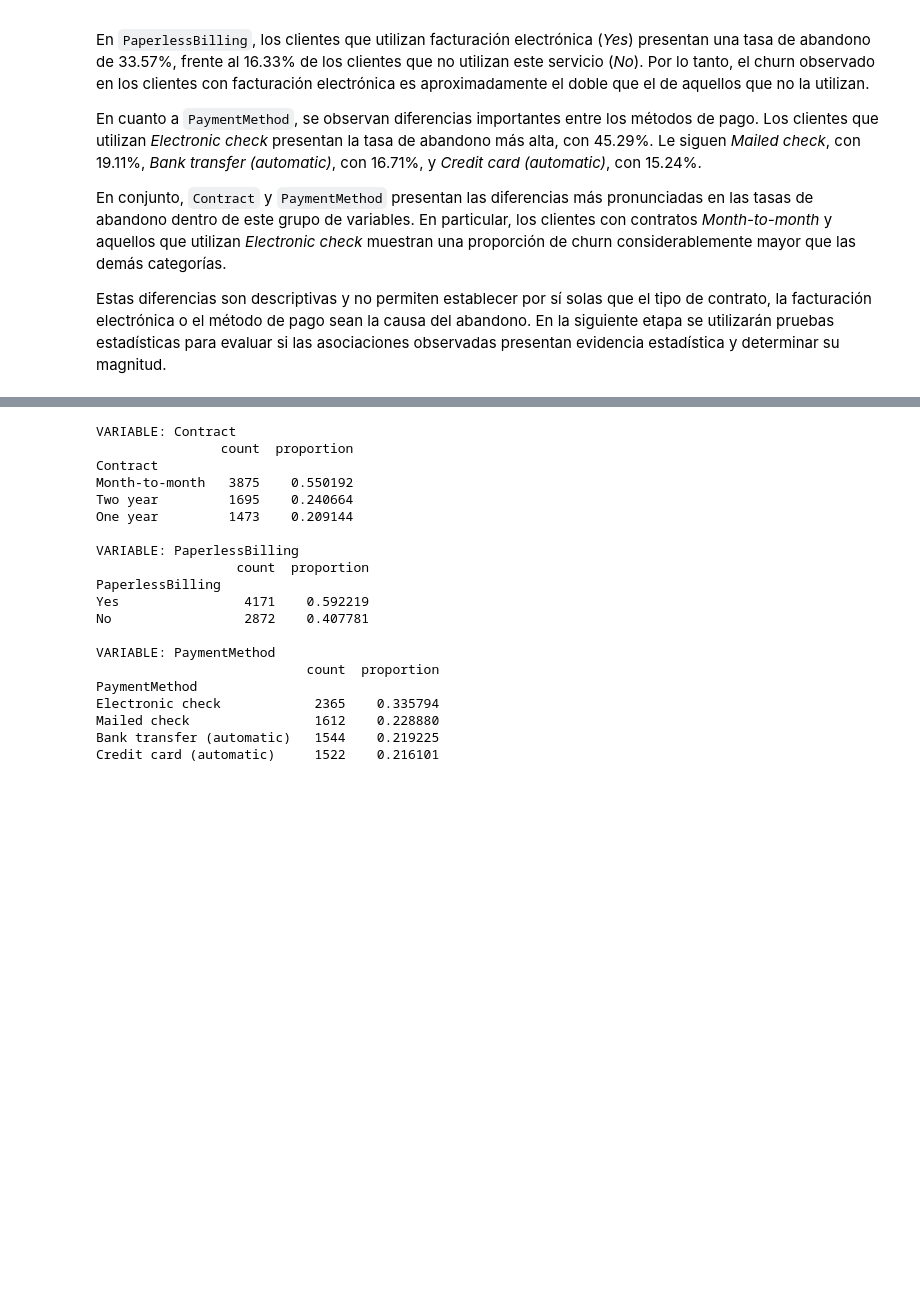
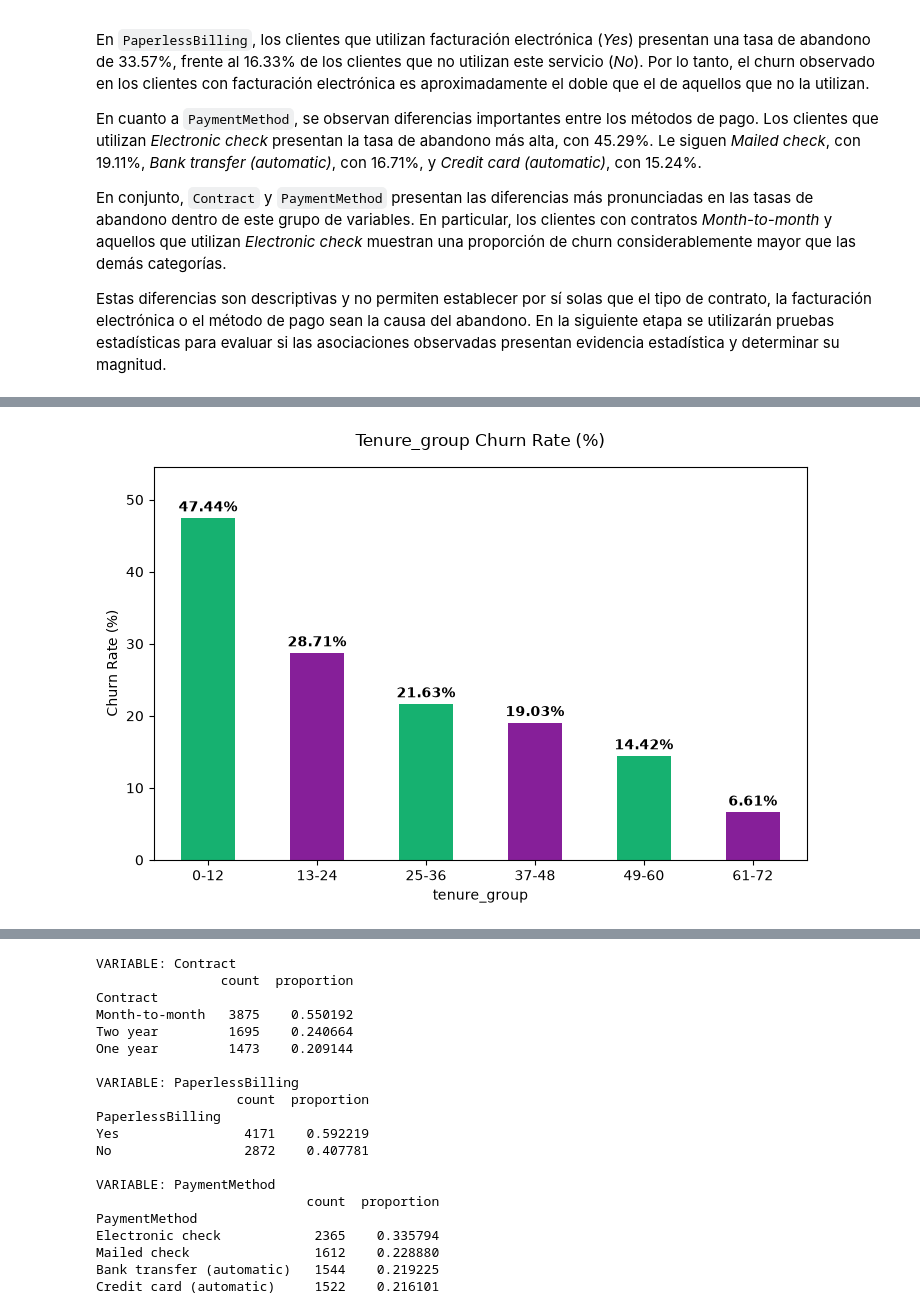
Before and after one commit to josue-rdgzcb/customer-churn-prediction-and-segmentation, a Jupyter notebook: notebooks/01_data_exploration.ipynb, the cells around one changed output, grey strips where cells are left out. Drawn from its saved outputs; the diff is of its cells as text; code cells hidden in the pictures; blank space fills up the shorter version.

```diff
--- a/notebooks/01_data_exploration.ipynb
+++ b/notebooks/01_data_exploration.ipynb
@@ -521,0 +538,16 @@ Estas diferencias son descriptivas y no permiten establecer por sí solas que el
+# %%
+# Define interval boundaries for customer tenure (in months)
+bins = [-1, 12, 24, 36, 48, 60, 72]
+
+# Define text labels for each tenure range
+labels = ["0-12", "13-24", "25-36", "37-48", "49-60", "61-72"]
+
+# Segment the 'tenure' column into ranges and create a new categorical feature
+df['tenure_group'] = pd.cut(df['tenure'],
+                           bins=bins,
+                           labels=labels)
+# %%
+# Plot churn rates for tenure groups
+plot_categorical_churn_rates(df, ['tenure_group'], "Churn_num")
+# %% [output]
+[figure, added]
```
Also changed, not shown: parts of 5 cells of this notebook.
